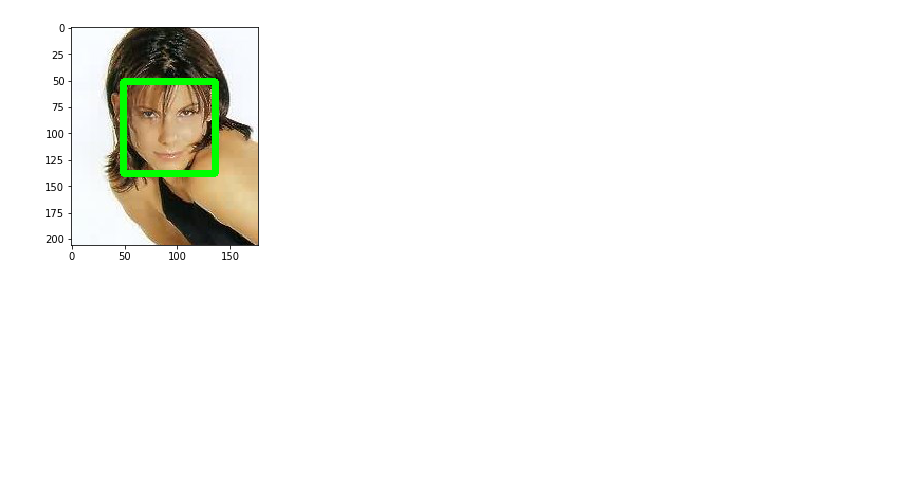
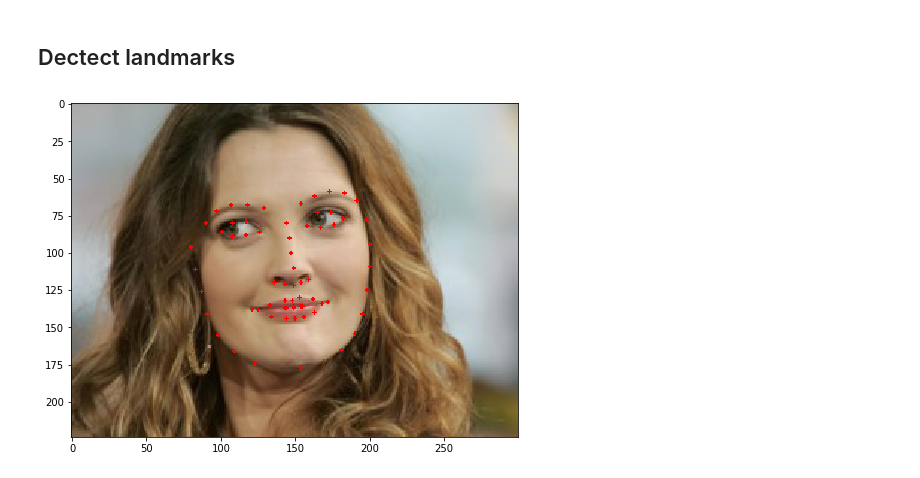
Before and after one commit to NihPat95/Face-Recognition, a Jupyter notebook: FaceRecognition.ipynb, the cells around one changed output. Cells and saved outputs as stored; diff of their text form; code cells hidden in the pictures; blank space fills up the shorter version.

```diff
--- a/FaceRecognition.ipynb
+++ b/FaceRecognition.ipynb
@@ -39,0 +88,24 @@ def convertToRGB(opencv2_image):
+# %%
+def shape_to_np(shape, dtype="int"):
+    # initialize the list of (x, y)-coordinates
+    coords = np.zeros((68, 2), dtype=dtype)
+
+    # loop over the 68 facial landmarks and convert them
+    # to a 2-tuple of (x, y)-coordinates
+    for i in range(0, 68):
+        coords[i] = (shape.part(i).x, shape.part(i).y)
+
+    # return the list of (x, y)-coordinates
+    return coords
+# %%
+def detect_landmarks(image, faces, display=True):
+    test_copy = image.copy()
+    face_pose_predictor = dlib.shape_predictor("./shape_predictor_68_face_landmarks.dat")
+    for face in faces:
+        pose_landmarks = face_pose_predictor(test_copy, face)
+        for (x, y) in shape_to_np(pose_landmarks):
+            cv2.circle(test_copy, (x, y), 1, (0,0,255), -1)
+    if display:
+        plt.figure(figsize=(8,8))
+        plt.imshow(convertToRGB(test_copy))
+    return pose_landmarks
@@ -68,5 +121,6 @@ def detect_faces(test_image, display=True, scaleFactor = 1.1):
-# %%
-img_raw = get_opencv2_image(base64image)
-faces = detect_faces(img_raw)
-# %% [output]
-[figure, removed]
+# %% [markdown]
+## Dectect landmarks
+# %%
+landmarks = detect_landmarks(img_raw, faces)
+# %% [output]
+[figure, added]
```
Also changed, not shown: parts of 17 cells of this notebook, 1 other file.
